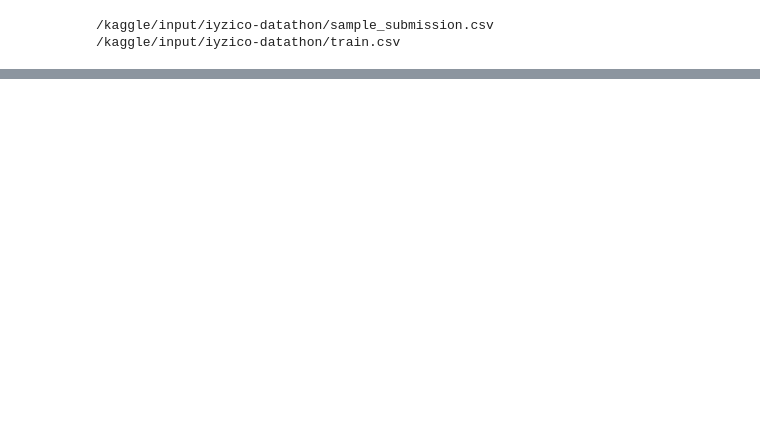
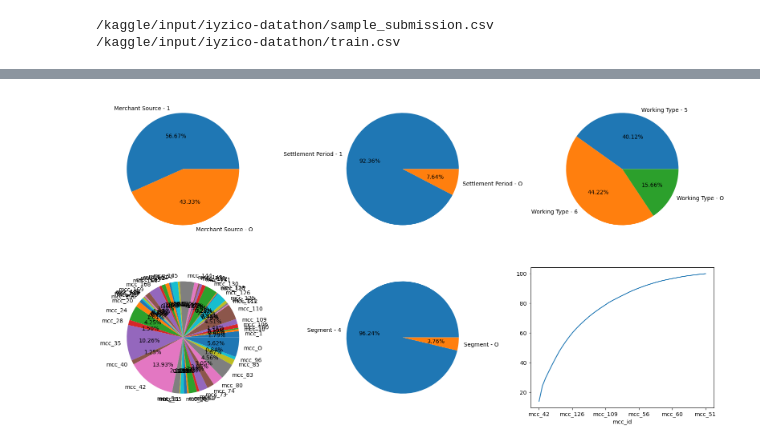
Before and after one commit to mertcan-basut/kaggle-competitions, a Jupyter notebook: iyzico-datathon.ipynb, the cells around one changed output, grey strips where cells are left out. Drawn from its saved outputs; the diff is of its cells as text; code cells hidden in the pictures; blank space fills up the shorter version.

```diff
--- a/iyzico-datathon.ipynb
+++ b/iyzico-datathon.ipynb
@@ -31,0 +155,16 @@ for dirname, _, filenames in os.walk('/kaggle/input'):
+# %%
+categorical_columns = data.select_dtypes(include='object').drop(columns=["merchant_id"]).columns
+fig = plt.figure(figsize=(20, 10))
+for i, col in enumerate(categorical_columns):
+    ax = fig.add_subplot(2, 3, i+1)
+    data.groupby(col).size().plot(kind='pie', autopct='%.2f%%', ax=ax)
+
+i += 1
+ax = fig.add_subplot(2, 3, i+1)
+df = data.groupby("mcc_id").size().sort_values(ascending=False)
+df = (df / df.sum() * 100)
+df.cumsum().plot(ax=ax)
+
+plt.show()
+# %% [output]
+[figure, added]
```
Also changed, not shown: parts of 40 cells of this notebook.
